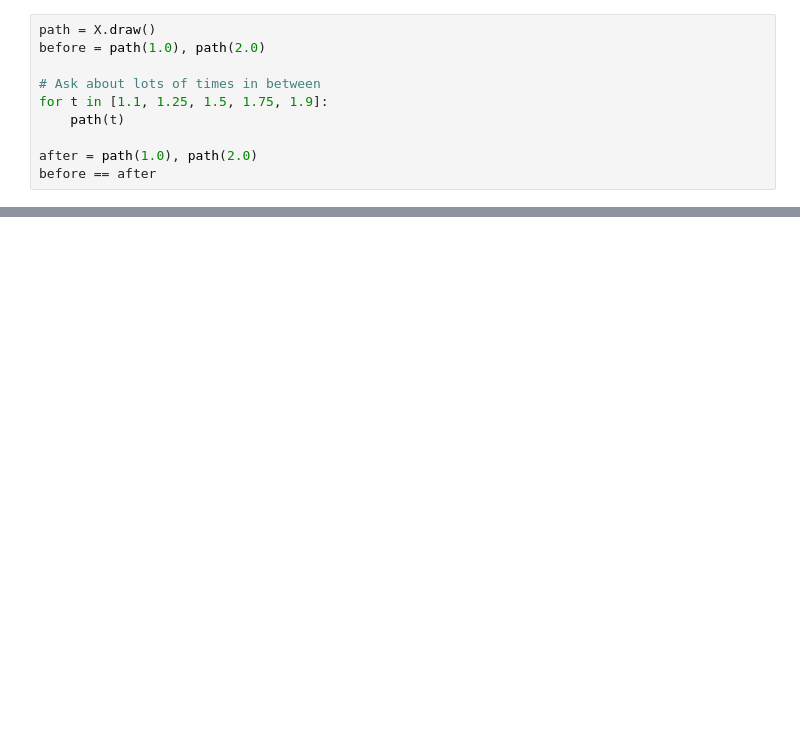
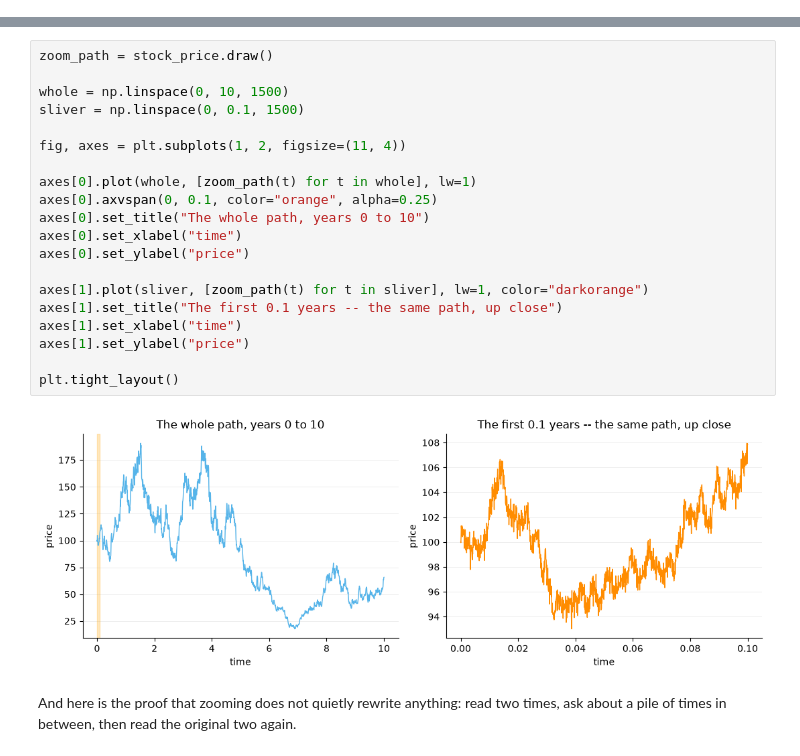
Before and after one commit to calpoly-symbulate/symbulate, a Jupyter notebook: team/models-and-sim-design/diffusion_process_demo.ipynb, the cells around one changed output, grey strips where cells are left out. Cells and saved outputs as stored; diff of their text form; blank space fills up the shorter version.

```diff
--- a/team/models-and-sim-design/diffusion_process_demo.ipynb
+++ b/team/models-and-sim-design/diffusion_process_demo.ipynb
@@ -145,10 +110,0 @@ This is the feature that makes a path more than just a list of numbers. Ask a pa
-# %%
-path = X.draw()
-before = path(1.0), path(2.0)
-
-# Ask about lots of times in between
-for t in [1.1, 1.25, 1.5, 1.75, 1.9]:
-    path(t)
-
-after = path(1.0), path(2.0)
-before == after
@@ -173,0 +131,24 @@ DiffusionProcess(
+# %%
+zoom_path = stock_price.draw()
+
+whole = np.linspace(0, 10, 1500)
+sliver = np.linspace(0, 0.1, 1500)
+
+fig, axes = plt.subplots(1, 2, figsize=(11, 4))
+
+axes[0].plot(whole, [zoom_path(t) for t in whole], lw=1)
+axes[0].axvspan(0, 0.1, color="orange", alpha=0.25)
+axes[0].set_title("The whole path, years 0 to 10")
+axes[0].set_xlabel("time")
+axes[0].set_ylabel("price")
+
+axes[1].plot(sliver, [zoom_path(t) for t in sliver], lw=1, color="darkorange")
+axes[1].set_title("The first 0.1 years -- the same path, up close")
+axes[1].set_xlabel("time")
+axes[1].set_ylabel("price")
+
+plt.tight_layout()
+# %% [output]
+[figure, added]
+# %% [markdown]
+And here is the proof that zooming does not quietly rewrite anything: read two times, ask about a pile of times in between, then read the original two again.
```
Also changed, not shown: parts of 29 cells of this notebook.
